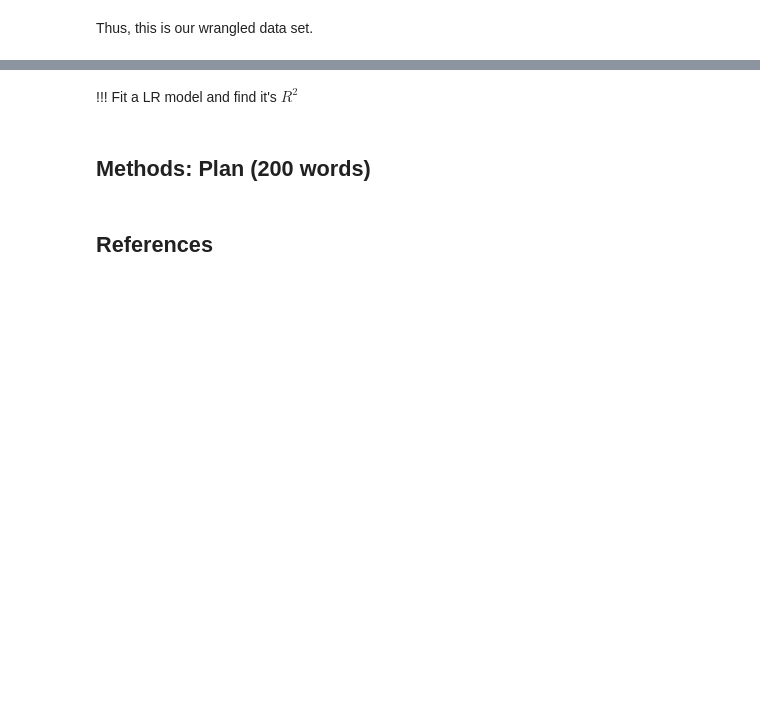
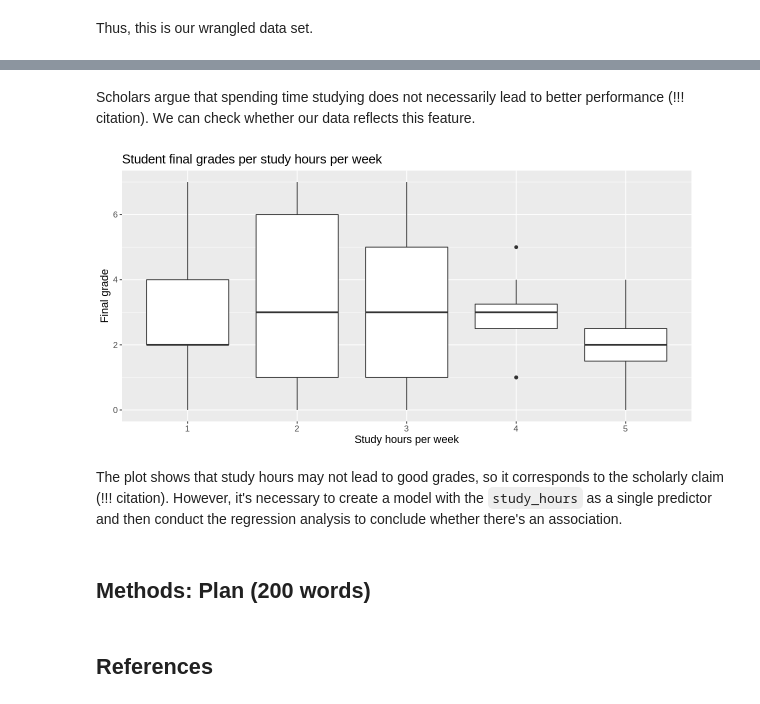
Before and after one commit to Ihor16/stat-301-project, a Jupyter notebook: Proposal.ipynb, the cells around one changed output, grey strips where cells are left out. Saved outputs shown, nothing was run; the diff lists cells and outputs as text; code cells hidden in the pictures; blank space fills up the shorter version.

```diff
--- a/Proposal.ipynb
+++ b/Proposal.ipynb
@@ -109,4 +110,10 @@ The observations themselves are also numbers that need to be translated using th
 # %%
-# Converting all columns to factors
+# Converting study habits columns to factors
 student_data <- student_data %>%
-  mutate_if(is.numeric, as.factor)
+  mutate_if(is.numeric, as.factor) %>%
+  mutate(grade = as.numeric(grade) - 1)
+
+# Counting # of students per final grade
+student_data %>%
+  group_by(grade) %>%
+  summarise(n = n())
@@ -132,5 +151,23 @@ tibble [145 × 10] (S3: tbl_df/tbl/data.frame)
-# %% [markdown]
-!!! Fit a LR model and find it's $R^2$
+# %% [markdown]
+Scholars argue that spending time studying does not necessarily lead to better performance (!!! citation). We can check whether our data reflects this feature.
+# %%
+options(repr.plot.width = 10, repr.plot.height = 5)
+
+# Plotting the association between studying hours and grades
+study_hours_plot <- student_data %>%
+  ggplot(aes(x = study_hours, y = grade)) +
+  geom_boxplot() +
+  labs(
+    title = "Student final grades per study hours per week",
+    x = "Study hours per week",
+    y = "Final grade"
+  ) +
+  theme(text = element_text(size = 13))
+study_hours_plot
+# %% [output]
+[figure, added]
+# %% [markdown]
+The plot shows that study hours may not lead to good grades, so it corresponds to the scholarly claim (!!! citation). However, it's necessary to create a model with the `study_hours` as a single predictor and then conduct the regression analysis to conclude whether there's an association.
 # %% [markdown]
 ## Methods: Plan (200 words)
 # %% [markdown]
```
Also changed, not shown: parts of 6 cells of this notebook.
